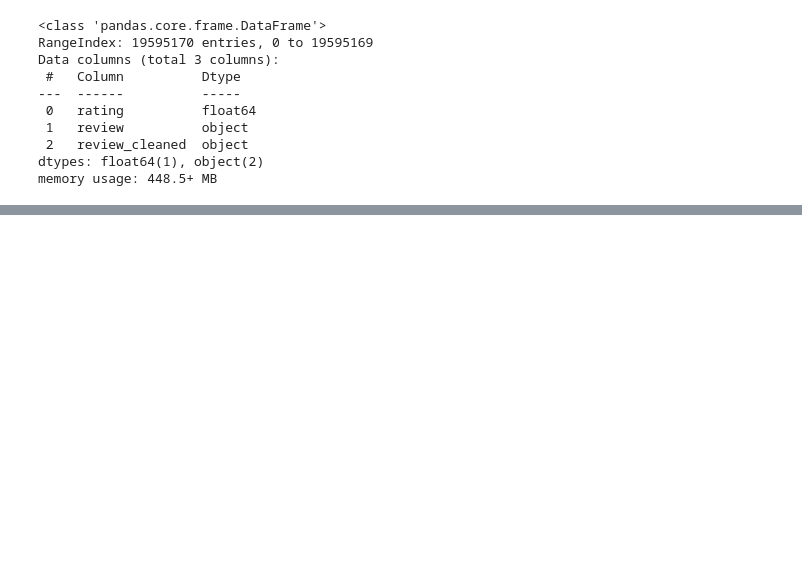
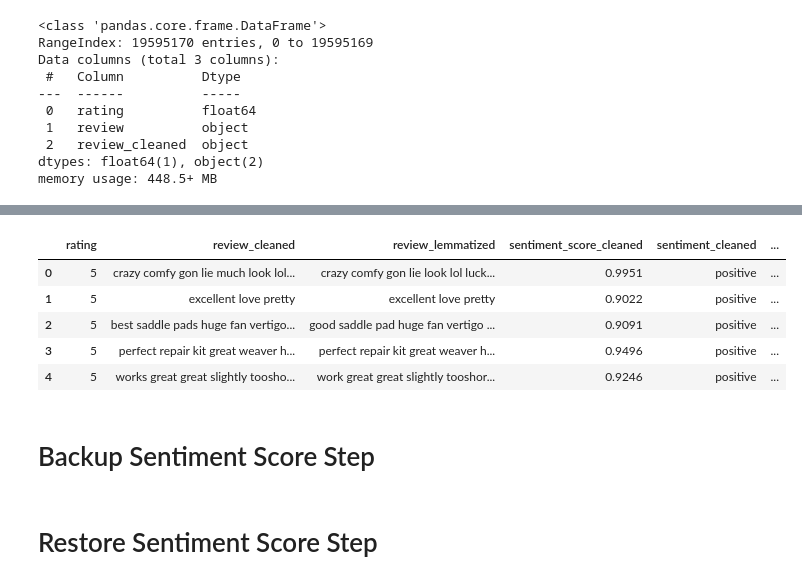
Before and after one commit to learninq/Master-Thesis-Sentiment-Analysis, a Jupyter notebook: 01.sentiment_analysis_dev.ipynb, the cells around one changed output, grey strips where cells are left out. Saved outputs shown, nothing was run; the diff lists cells and outputs as text; code cells hidden in the pictures; blank space fills up the shorter version.

Commit message:
checkpoint: calculate senetiment score

```diff
--- a/01.sentiment_analysis_dev.ipynb
+++ b/01.sentiment_analysis_dev.ipynb
@@ -448,3 +434,0 @@ def detect_sentiment(sentiment_score):
-# %%
-if df is None:
-  df = pd.read_csv(f"{data_saved_path}/reviews_cleaned.csv")
@@ -473,0 +437,2 @@ df_test.to_csv(f"{data_saved_path}/Reviews_With_Sentiment.csv")
+# %%
+df.drop(columns=["review"], inplace=True)
@@ -473,0 +647,29 @@ df_test.to_csv(f"{data_saved_path}/Reviews_With_Sentiment.csv")
+# %%
+%%time
+sentiment_rating_tasks = [
+    { "id": 0, "count": -1, "page_size": 500_000, "cpu_count": 10 },            # 24min
+    { "id": 1, "count": 10_000, "page_size": 10_000, "cpu_count": 1 },          # 3.39s
+    { "id": 2, "count": 100_000, "page_size": 100_000, "cpu_count": 1 },        # 14.8s
+    { "id": 3, "count": 100_000, "page_size": 10_000, "cpu_count": 10 },        # 9.66s
+    { "id": 4, "count": 200_000, "page_size": 10_000, "cpu_count": 20 },        # 19.1
+    { "id": 5, "count": 1_000_000, "page_size": 1_000_000, "cpu_count": 1 },    # 2min 7s
+    { "id": 6, "count": 1_000_000, "page_size": 100_000, "cpu_count": 10 },     # 1min 17s
+    { "id": 7, "count": 2_000_000, "page_size": 100_000, "cpu_count": 20 },     # 3min 53s
+    { "id": 8, "count": 2_000_000, "page_size": 200_000, "cpu_count": 10 },     # 2min 38s
+    { "id": 9, "count": 5_000_000, "page_size": 500_000, "cpu_count": 10 },     # 6min 33s
+    { "id": 10, "count": 10_000_000, "page_size": 500_000, "cpu_count": 20 },   # 20min 2s
+    { "id": 11, "count": 10_000_000, "page_size": 1_000_000, "cpu_count": 10 }  # 12min 39s o
+]
+
+selected_id = 0
+selected_sentiment_rating_task = sentiment_rating_tasks[selected_id] if selected_id < len(sentiment_rating_tasks) and sentiment_rating_tasks[selected_id]["id"] == selected_id else sentiment_rating_tasks[1]
+
+df["sentiment_rating"] = ""
+SentimentTaskManager().execute(
+    data_frame=df.iloc[: selected_sentiment_rating_task["count"]] if selected_sentiment_rating_task["count"] > 0 else df,
+    page_size=selected_sentiment_rating_task["page_size"],
+    cpu_count=selected_sentiment_rating_task["cpu_count"],
+    command_handler=DetectSentimentBasedOnRatingCommandHandler(
+        rating_column="rating",
+        sentiment_column="sentiment_rating")
+)
@@ -473,0 +716,11 @@ df_test.to_csv(f"{data_saved_path}/Reviews_With_Sentiment.csv")
+# %%
+df.head()
+# %% [output]
+|  | rating | review_cleaned | review_lemmatized | sentiment_score_cleaned | sentiment_cleaned | ... |
+| 0 | 5 | crazy comfy gon lie much look lol... | crazy comfy gon lie look lol luck... | 0.9951 | positive | ... |
+| 1 | 5 | excellent love pretty | excellent love pretty | 0.9022 | positive | ... |
+| 2 | 5 | best saddle pads huge fan vertigo... | good saddle pad huge fan vertigo ... | 0.9091 | positive | ... |
+| 3 | 5 | perfect repair kit great weaver h... | perfect repair kit great weaver h... | 0.9496 | positive | ... |
+| 4 | 5 | works great great slightly toosho... | work great great slightly tooshor... | 0.9246 | positive | ... |
+# %% [markdown]
+# Backup Sentiment Score Step
@@ -473,0 +729,2 @@ df_test.to_csv(f"{data_saved_path}/Reviews_With_Sentiment.csv")
+# %% [markdown]
+# Restore Sentiment Score Step
```
Also changed, not shown: parts of 117 cells of this notebook.
